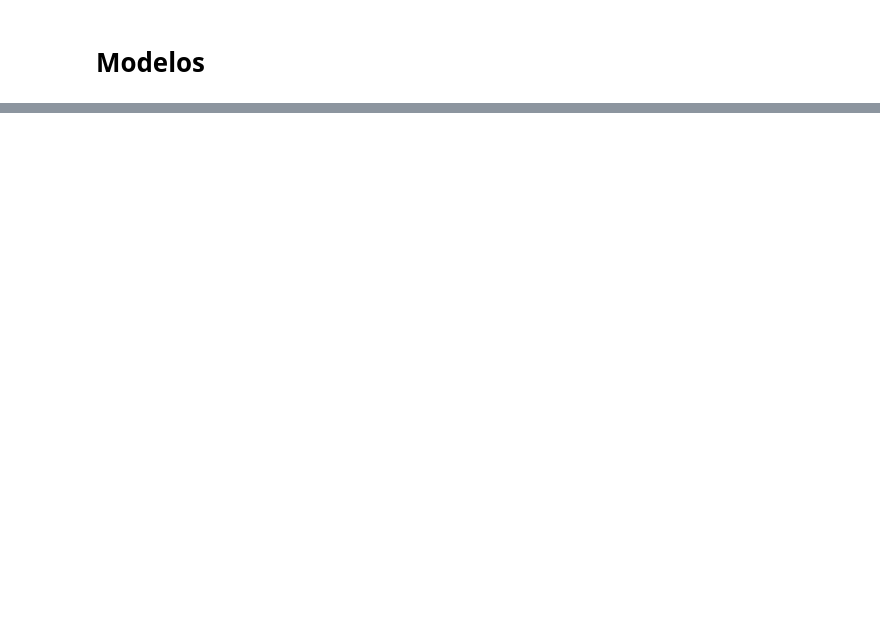
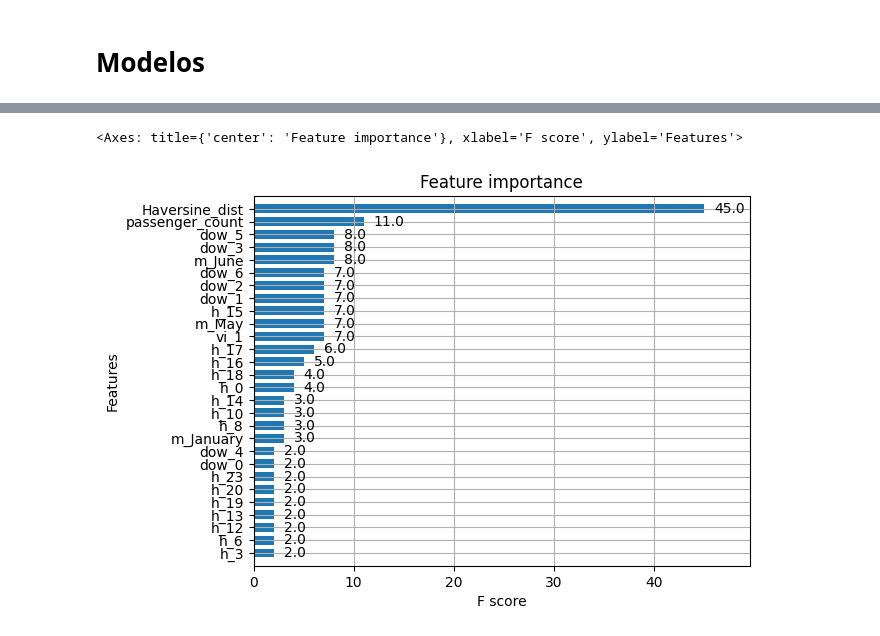
Before and after one commit to marreapato/ML_Project_Taxi_Trip_Duration, a Jupyter notebook: Projeto_Lucas_Rabelo_AM_2.ipynb, the cells around one changed output, grey strips where cells are left out. Cells and saved outputs as stored; diff of their text form; code cells hidden in the pictures; blank space fills up the shorter version.

```diff
--- a/Projeto_Lucas_Rabelo_AM_2.ipynb
+++ b/Projeto_Lucas_Rabelo_AM_2.ipynb
@@ -384,7 +382,7 @@ vendor_train
 1458644 rows × 2 columns
 # %%
 train = train.drop(['id','vendor_id','store_and_fwd_flag','dropoff_datetime','pickup_datetime',
-                   'pickup_longitude','pickup_latitude','dropoff_longitude','dropoff_latitude'],axis = 1)
+                   'pickup_longitude','pickup_latitude','dropoff_longitude','dropoff_latitude','start_coord','end_coord','pickup_month','weekday','hour_of_day'],axis = 1)
 Test_id = test['id']
 test = test.drop(['id','vendor_id','store_and_fwd_flag','pickup_datetime',
-                   'pickup_longitude','pickup_latitude','dropoff_longitude','dropoff_latitude'], axis = 1)
+                   'pickup_longitude','pickup_latitude','dropoff_longitude','dropoff_latitude','start_coord','end_coord','pickup_month','weekday','hour_of_day'], axis = 1)
@@ -439,0 +459,5 @@ print('Modeling RMSLE %.5f' % model.best_score)
+# %%
+xgb.plot_importance(model, max_num_features=28, height=0.7)
+# %% [output]
+<Axes: title={'center': 'Feature importance'}, xlabel='F score', ylabel='Features'>
+[figure, added]
```
Also changed, not shown: parts of 6 cells of this notebook.
